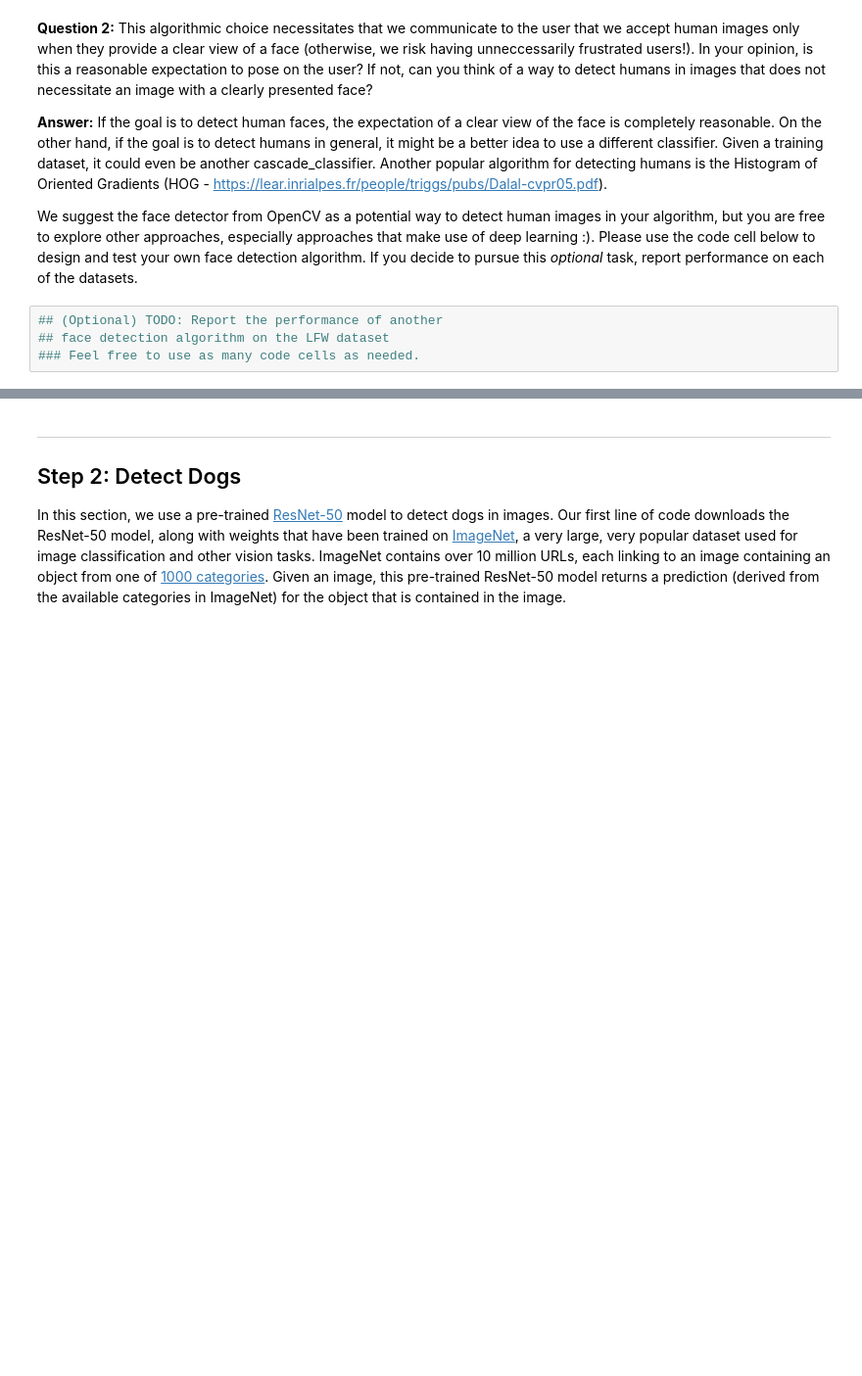
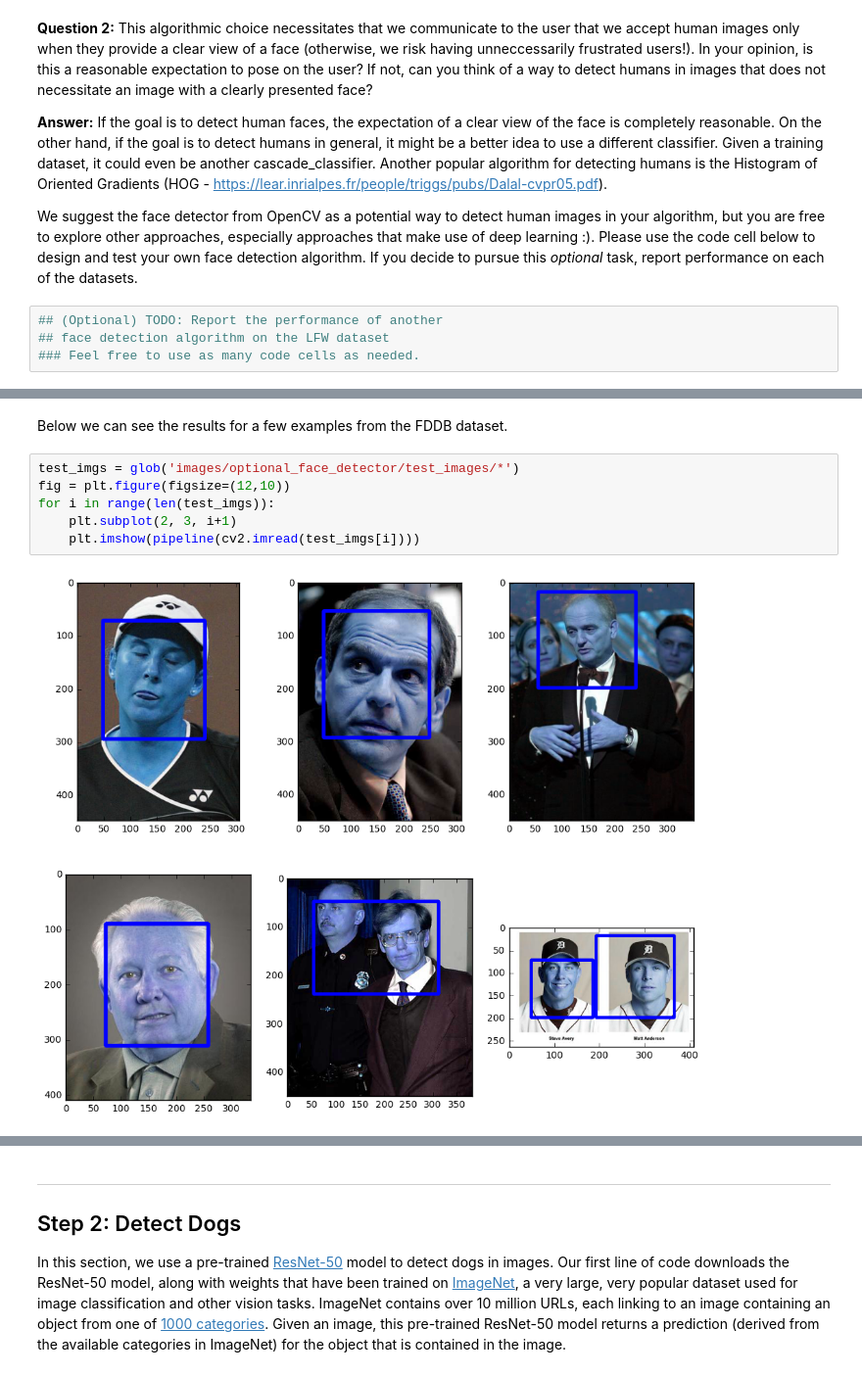
Before and after one commit to apereiral/dog-project, a Jupyter notebook: dog_app.ipynb, the cells around one changed output, grey strips where cells are left out. Shown at 98% size. Drawn from its saved outputs; the diff is of its cells as text; blank space fills up the shorter version.

Commit message:
finished optional detector and question 6

```diff
--- a/dog_app.ipynb
+++ b/dog_app.ipynb
@@ -201,0 +569,10 @@ We suggest the face detector from OpenCV as a potential way to detect human imag
+# %% [markdown]
+Below we can see the results for a few examples from the FDDB dataset.
+# %%
+test_imgs = glob('images/optional_face_detector/test_images/*')
+fig = plt.figure(figsize=(12,10))
+for i in range(len(test_imgs)):
+    plt.subplot(2, 3, i+1)
+    plt.imshow(pipeline(cv2.imread(test_imgs[i])))
+# %% [output]
+[figure, added]
```
Also changed, not shown: parts of 15 cells of this notebook, 1 other file.
